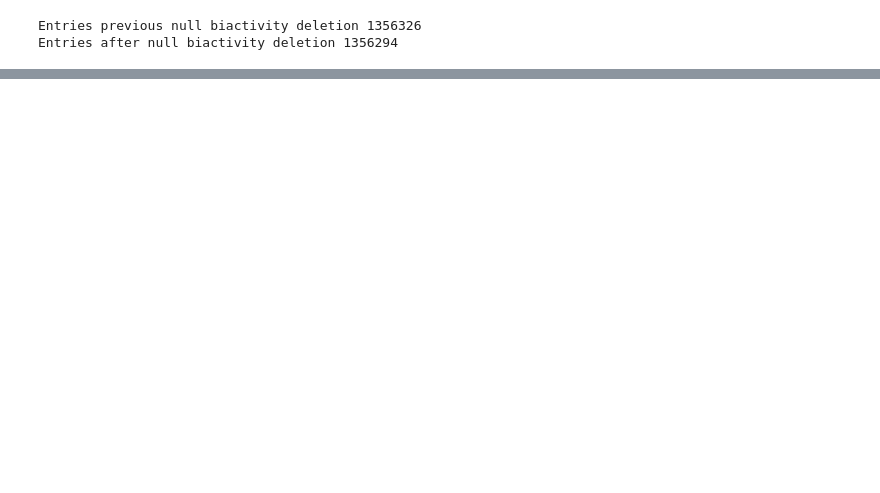
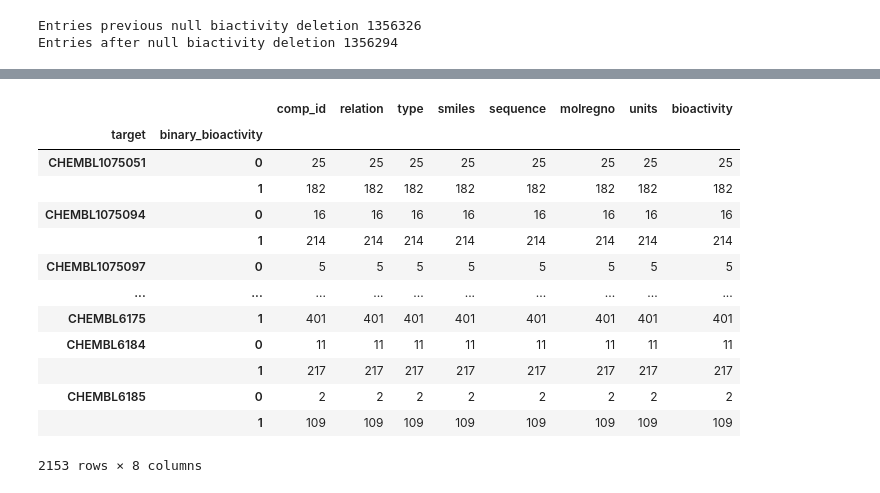
Before and after one commit to trypanosomatics/DEEPScreen, a Jupyter notebook: data_procesing_filter/data_procesing.ipynb, the cells around one changed output, grey strips where cells are left out. Cells and saved outputs as stored; diff of their text form; code cells hidden in the pictures; blank space fills up the shorter version.

```diff
--- a/data_procesing_filter/data_procesing.ipynb
+++ b/data_procesing_filter/data_procesing.ipynb
@@ -70,0 +140,17 @@ TypeError: Must provide 'func' or tuples of '(column, aggfunc).
+# %%
+mejores_target_actinact
+# %% [output]
+|  |  | comp_id | relation | type | smiles | sequence | molregno | units | bioactivity |
+| target | binary_bioactivity |  |  |  |  |  |  |  |  |
+| CHEMBL1075051 | 0 | 25 | 25 | 25 | 25 | 25 | 25 | 25 | 25 |
+|  | 1 | 182 | 182 | 182 | 182 | 182 | 182 | 182 | 182 |
+| CHEMBL1075094 | 0 | 16 | 16 | 16 | 16 | 16 | 16 | 16 | 16 |
+|  | 1 | 214 | 214 | 214 | 214 | 214 | 214 | 214 | 214 |
+| CHEMBL1075097 | 0 | 5 | 5 | 5 | 5 | 5 | 5 | 5 | 5 |
+| ... | ... | ... | ... | ... | ... | ... | ... | ... | ... |
+| CHEMBL6175 | 1 | 401 | 401 | 401 | 401 | 401 | 401 | 401 | 401 |
+| CHEMBL6184 | 0 | 11 | 11 | 11 | 11 | 11 | 11 | 11 | 11 |
+|  | 1 | 217 | 217 | 217 | 217 | 217 | 217 | 217 | 217 |
+| CHEMBL6185 | 0 | 2 | 2 | 2 | 2 | 2 | 2 | 2 | 2 |
+|  | 1 | 109 | 109 | 109 | 109 | 109 | 109 | 109 | 109 |
+2153 rows × 8 columns
```
Also changed, not shown: parts of 24 cells of this notebook.
